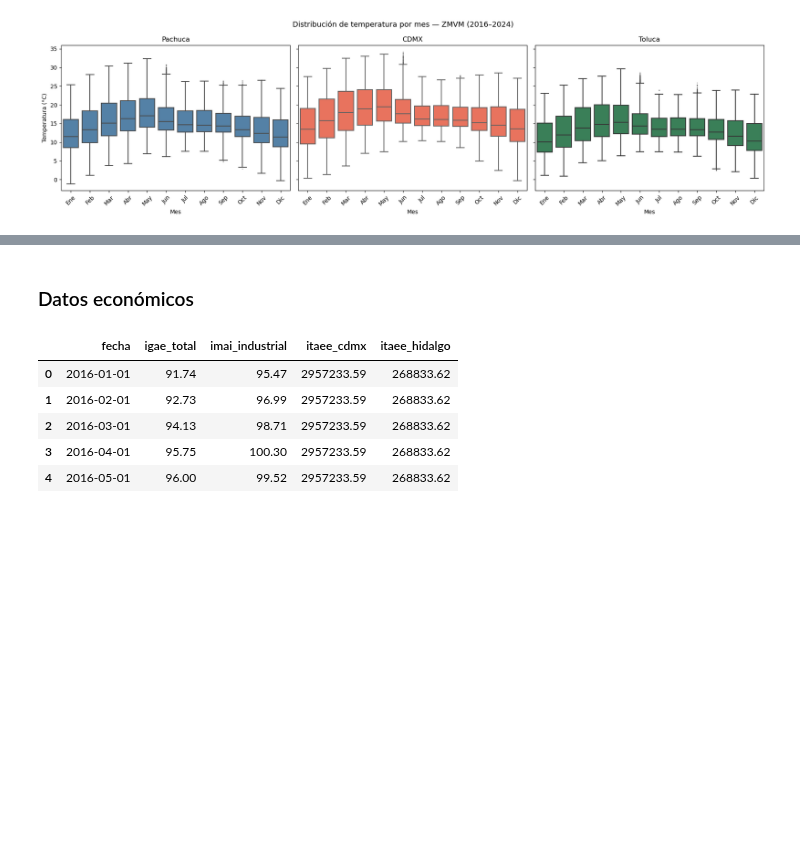
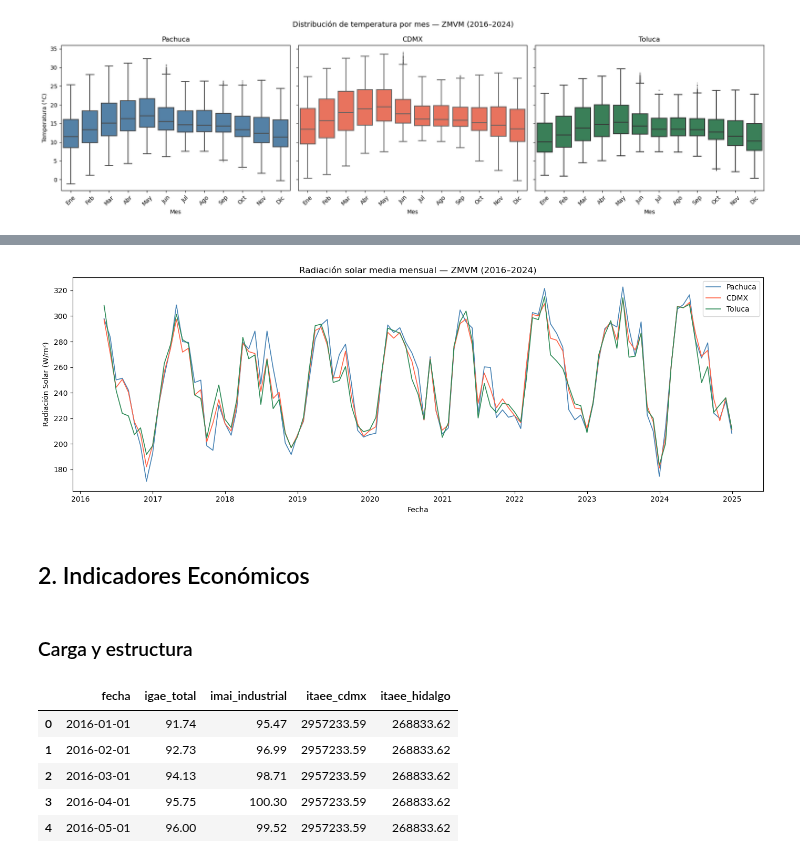
Before and after one commit to gonza98kg/zmvm-energy-demand-prediction, a Jupyter notebook: notebooks/01_EDA_clima.ipynb, the cells around one changed output, grey strips where cells are left out. Drawn from its saved outputs; the diff is of its cells as text; code cells hidden in the pictures; blank space fills up the shorter version.

```diff
--- a/notebooks/01_EDA_clima.ipynb
+++ b/notebooks/01_EDA_clima.ipynb
@@ -219,5 +260,26 @@ plt.show()
+# %%
+fig, ax = plt.subplots(figsize=(14, 5))
+
+for ciudad, data, color in [
+    ("Pachuca",  pachuca, "steelblue"),
+    ("CDMX",     cdmx,    "tomato"),
+    ("Toluca",   toluca,  "seagreen"),
+]:
+    rad_mensual = data.resample("M", on="datetime")["shortwave_radiation"].mean()
+    ax.plot(rad_mensual, linewidth=1.2, label=ciudad, color=color)
+
+ax.set_title("Radiación solar media mensual — ZMVM (2016–2024)")
+ax.set_xlabel("Fecha")
+ax.set_ylabel("Radiación Solar (W/m²)")
+ax.legend()
+plt.tight_layout()
+plt.show()
+# %% [output]
+[figure, added]
 # %% [markdown]
-### Datos económicos
+## 2. Indicadores Económicos
+# %% [markdown]
+### Carga y estructura
 # %%
 ec_parq = RAW_DIR / 'economia_combined.parquet'
 
```
Also changed, not shown: parts of 56 cells of this notebook, 2 other files.
